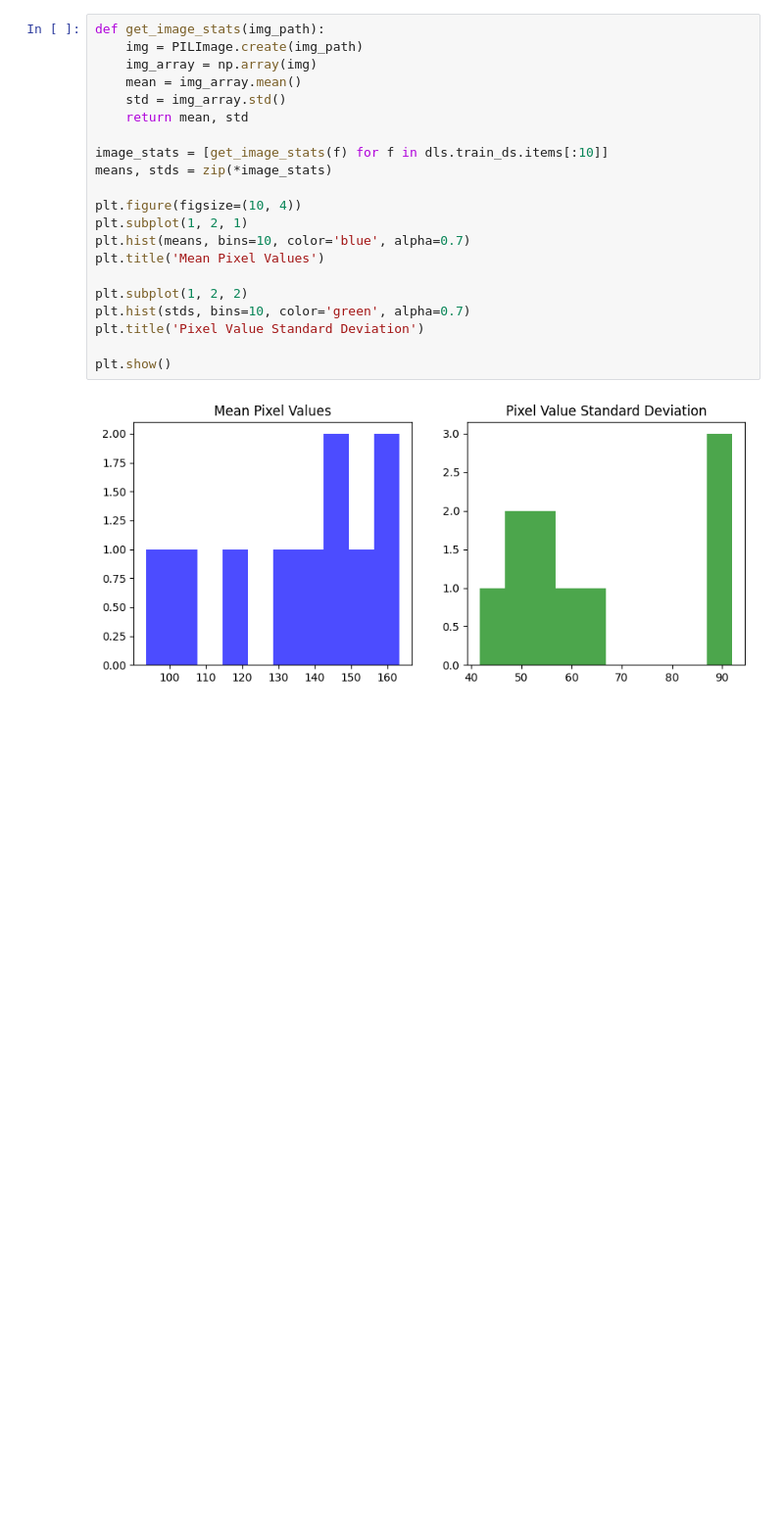
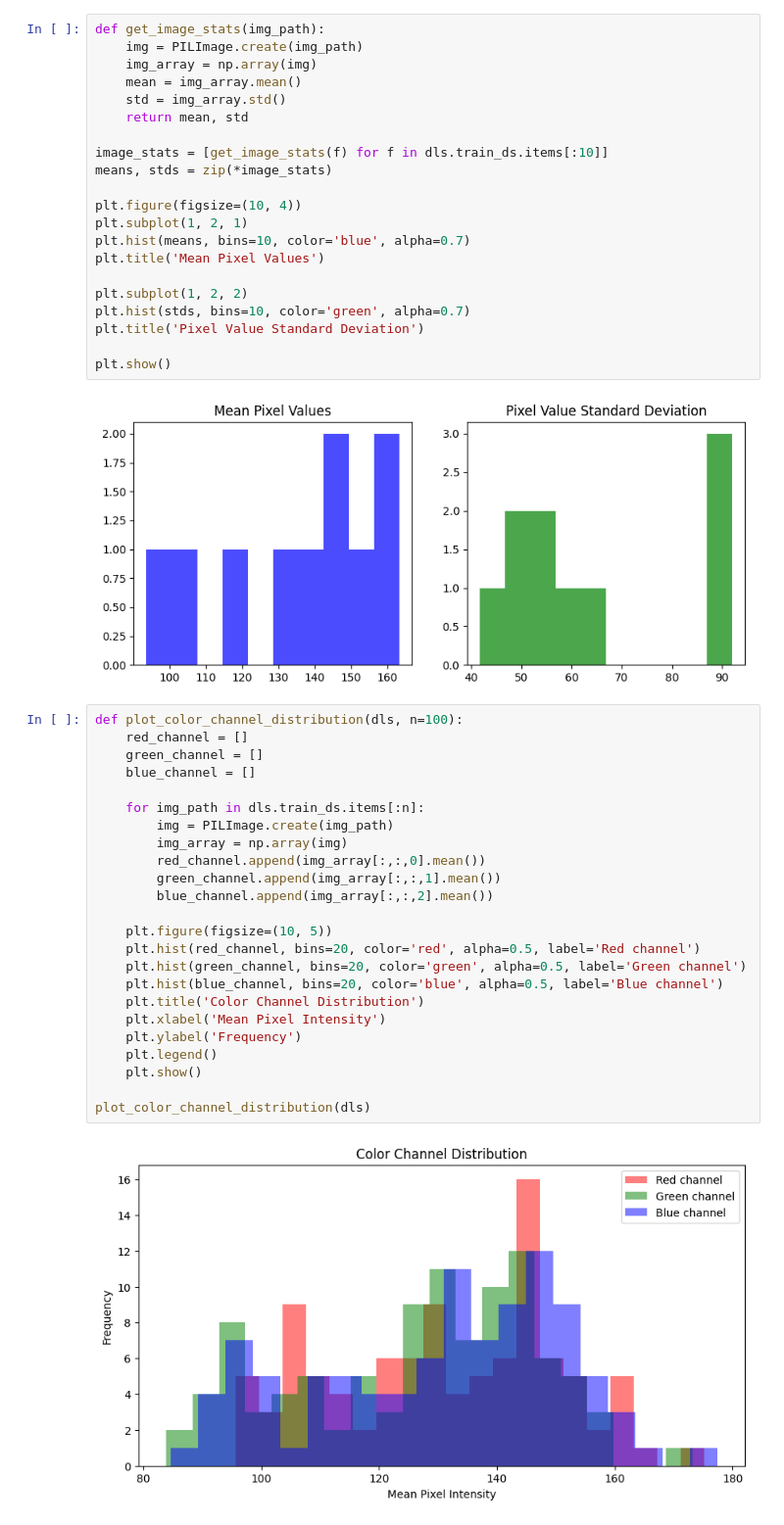
Before and after one commit to Jordan99990/ASL_To_Text, a Jupyter notebook: data_exploration.ipynb, the cells around one changed output. Shown at 98% size. Drawn from its saved outputs; the diff is of its cells as text; blank space fills up the shorter version.

```diff
--- a/data_exploration.ipynb
+++ b/data_exploration.ipynb
@@ -71,3 +71,29 @@ plt.title('Pixel Value Standard Deviation')
 plt.show()
 # %% [output]
 [figure]
+# %%
+def plot_color_channel_distribution(dls, n=100):
+    red_channel = []
+    green_channel = []
+    blue_channel = []
+
+    for img_path in dls.train_ds.items[:n]:
+        img = PILImage.create(img_path)
+        img_array = np.array(img)
+        red_channel.append(img_array[:,:,0].mean())
+        green_channel.append(img_array[:,:,1].mean())
+        blue_channel.append(img_array[:,:,2].mean())
+
+    plt.figure(figsize=(10, 5))
+    plt.hist(red_channel, bins=20, color='red', alpha=0.5, label='Red channel')
+    plt.hist(green_channel, bins=20, color='green', alpha=0.5, label='Green channel')
+    plt.hist(blue_channel, bins=20, color='blue', alpha=0.5, label='Blue channel')
+    plt.title('Color Channel Distribution')
+    plt.xlabel('Mean Pixel Intensity')
+    plt.ylabel('Frequency')
+    plt.legend()
+    plt.show()
+
+plot_color_channel_distribution(dls)
+# %% [output]
+[figure, added]
```
Also changed, not shown: parts of 2 cells of this notebook, 3 other files.
